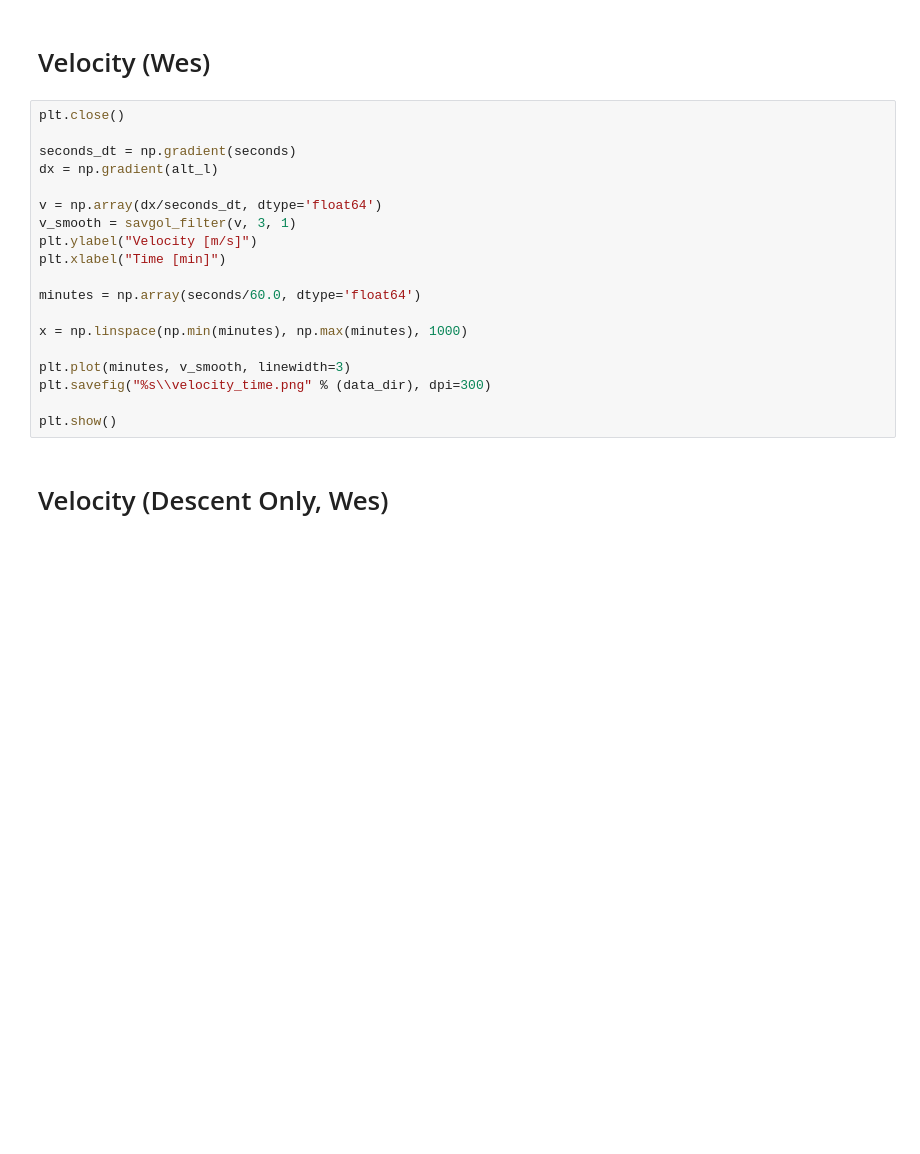
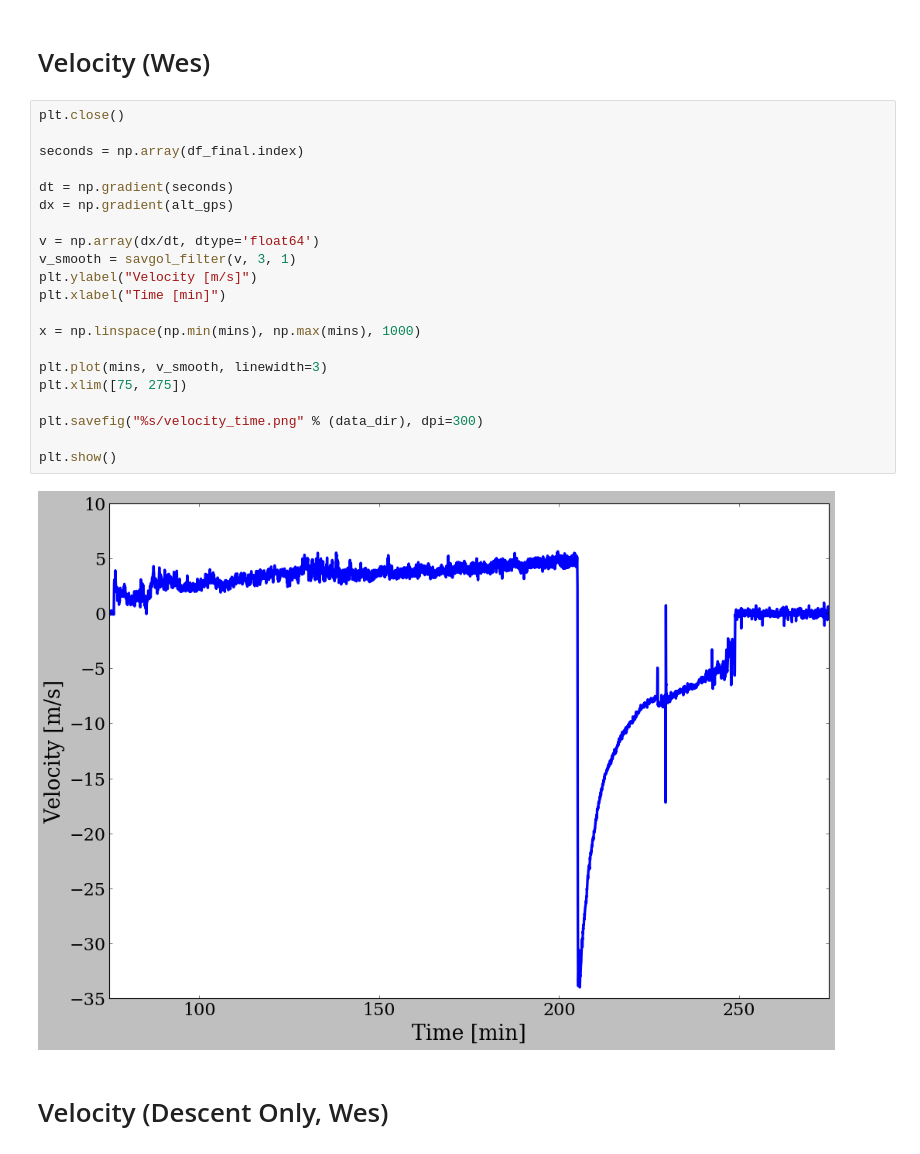
Before and after one commit to cnicoloff/soar-data-analysis, a Jupyter notebook: Process Data.ipynb, the cells around one changed output. Saved outputs shown, nothing was run; the diff lists cells and outputs as text; blank space fills up the shorter version.

```diff
--- a/Process Data.ipynb
+++ b/Process Data.ipynb
@@ -674,22 +704,26 @@ plt.show()
 # %%
 plt.close()
 
-seconds_dt = np.gradient(seconds)
-dx = np.gradient(alt_l)
+seconds = np.array(df_final.index)
 
-v = np.array(dx/seconds_dt, dtype='float64')
+dt = np.gradient(seconds)
+dx = np.gradient(alt_gps)
+
+v = np.array(dx/dt, dtype='float64')
 v_smooth = savgol_filter(v, 3, 1)
 plt.ylabel("Velocity [m/s]")
 plt.xlabel("Time [min]")
 
-minutes = np.array(seconds/60.0, dtype='float64')
+x = np.linspace(np.min(mins), np.max(mins), 1000)
 
-x = np.linspace(np.min(minutes), np.max(minutes), 1000)
+plt.plot(mins, v_smooth, linewidth=3)
+plt.xlim([75, 275])
 
-plt.plot(minutes, v_smooth, linewidth=3)
-plt.savefig("%s\\velocity_time.png" % (data_dir), dpi=300)
+plt.savefig("%s/velocity_time.png" % (data_dir), dpi=300)
 
 plt.show()
+# %% [output]
+[figure, added]
 # %% [markdown]
 # Velocity (Descent Only, Wes)
 # %%
```
Also changed, not shown: parts of 10 cells of this notebook.
